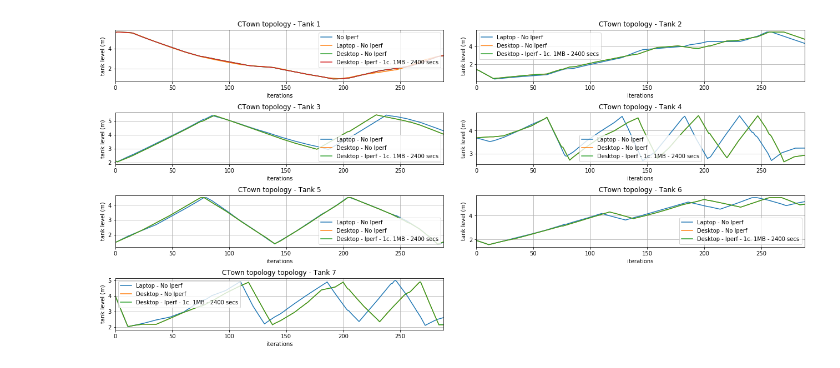
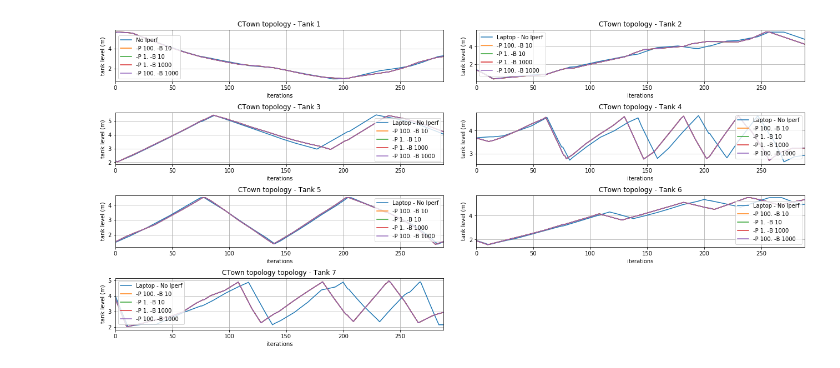
Before and after one commit to Critical-Infrastructure-Systems-Lab/DHALSIM, a Jupyter notebook: ICS_topologies/enhanced_ctown_topology/iperf_daily_test/plot_iperf_test.ipynb, the cells around one changed output. Drawn from its saved outputs; the diff is of its cells as text; code cells hidden in the pictures.

Commit message:
Iperf tests with 1, 10, and 100 concurrent connections. Without controlling the bandwidth that iperf uses
Former-commit-id: e6208aa31b680ef177371eb3114ff4b87cb721e7

```diff
--- a/ICS_topologies/enhanced_ctown_topology/iperf_daily_test/plot_iperf_test.ipynb
+++ b/ICS_topologies/enhanced_ctown_topology/iperf_daily_test/plot_iperf_test.ipynb
@@ -7,30 +7,20 @@ import csv
 import time
 import pandas as pd
 # %%
-laptop_no_iperf = pd.read_csv('../year_simulation/one_day_laptop_test/week_0/physical_process.csv')
-desktop_no_iperf = pd.read_csv('../year_simulation/one_day_desktop_test/week_0/physical_process.csv')
-#ideal = pd.read_csv('../year_simulation/week_0/physical_process.csv')
-ideal = pd.read_csv('../year_simulation/desktop_week_0_new_test/week_0/physical_process.csv')
-one_connection = pd.read_csv('01_concurrent_connections/week_0/physical_process.csv')
-
-desktop_one_connection_1mb_long = pd.read_csv('bw_1m_01_concurrent_long_iperf/week_0/physical_process.csv')
-
-#ten_connection = pd.read_csv('10_concurrent_connections/week_0/physical_process.csv')
-#hundred_connection = pd.read_csv('100_concurrent_connections/week_0/physical_process.csv')
-#basic_ctown = pd.read_csv('week_11/physical_process.csv')
-#basic_ctown_2 = pd.read_csv('week_12/physical_process.csv')
+laptop_no_iperf = pd.read_csv('../year_simulation/week_0/physical_process.csv')
+laptop_iperf_100_connections_noiperfbw_link_bw_10 = pd.read_csv('new_tests_laptop/laptop_iperf_100_connections_noiperfbw_link_bw_10/week_0/physical_process.csv')
+laptop_iperf_1_connections_noiperfbw_link_bw_10 = pd.read_csv('new_tests_laptop/laptop_iperf_1_connections_noiperfbw_link_bw_10/week_0/physical_process.csv')
+laptop_iperf_1_connections_noiperfbw_link_bw_1000 = pd.read_csv('new_tests_laptop/laptop_iperf_1_connections_noiperfbw_link_bw_1000/week_0/physical_process.csv')
+laptop_iperf_100_connections_noiperfbw_link_bw_1000 = pd.read_csv('new_tests_laptop/laptop_iperf_100_connections_noiperfbw_link_bw_1000/week_0/physical_process.csv')
 subplot_hspace = 0.6
 subplot_wspace = 0.1
 
 dd = plt.subplot(4,2,1)
-ideal["T1_LEVEL"].plot(label='No Iperf', ax=dd)
-laptop_no_iperf["T1_LEVEL"].plot(label='Laptop - No Iperf', ax=dd)
-desktop_no_iperf["T1_LEVEL"].plot(label='Desktop - No Iperf', ax=dd)
-desktop_one_connection_1mb_long["T1_LEVEL"].plot(label='Desktop - Iperf - 1c. 1MB - 2400 secs', ax=dd)
-
-#one_connection["T1_LEVEL"].plot(label='One concurrent connection', ax=dd)
-#ten_connection["T1_LEVEL"].plot(label='Ten concurrent connections', ax=dd)
-#hundred_connection["T1_LEVEL"].plot(label='Hundred concurrent connections', ax=dd)
+laptop_no_iperf["T1_LEVEL"].plot(label='No Iperf', ax=dd)
+laptop_iperf_100_connections_noiperfbw_link_bw_10["T1_LEVEL"].plot(label='-P 100. -B 10', ax=dd)
+laptop_iperf_1_connections_noiperfbw_link_bw_10["T1_LEVEL"].plot(label='-P 1. -B 10', ax=dd)
+laptop_iperf_1_connections_noiperfbw_link_bw_1000["T1_LEVEL"].plot(label='-P 1. -B 1000', ax=dd)
+laptop_iperf_100_connections_noiperfbw_link_bw_1000["T1_LEVEL"].plot(label='-P 100. -B 1000', ax=dd)
 plt.title("CTown topology - Tank 1")
 plt.xlabel('iterations')
 plt.xlim(0,288)
@@ -40,13 +30,11 @@ plt.subplots_adjust(top=2.00, right=3.00, hspace = subplot_hspace, wspace=subplo
 plt.grid(True)
 
 dd = plt.subplot(4,2,2)
-#ideal["T2_LEVEL"].plot(label='No Iperf', ax=dd)
 laptop_no_iperf["T2_LEVEL"].plot(label='Laptop - No Iperf', ax=dd)
-desktop_no_iperf["T2_LEVEL"].plot(label='Desktop - No Iperf', ax=dd)
-desktop_one_connection_1mb_long["T2_LEVEL"].plot(label='Desktop - Iperf - 1c. 1MB - 2400 secs', ax=dd)
-#one_connection["T2_LEVEL"].plot(label='One concurrent connection', ax=dd)
-#ten_connection["T2_LEVEL"].plot(label='Ten concurrent connections', ax=dd)
-#hundred_connection["T2_LEVEL"].plot(label='Hundred concurrent connections', ax=dd)
+laptop_iperf_100_connections_noiperfbw_link_bw_10["T2_LEVEL"].plot(label='-P 100. -B 10', ax=dd)
+laptop_iperf_1_connections_noiperfbw_link_bw_10["T2_LEVEL"].plot(label='-P 1. -B 10', ax=dd)
+laptop_iperf_1_connections_noiperfbw_link_bw_1000["T2_LEVEL"].plot(label='-P 1. -B 1000', ax=dd)
+laptop_iperf_100_connections_noiperfbw_link_bw_1000["T2_LEVEL"].plot(label='-P 100. -B 1000', ax=dd)
 plt.title("CTown topology - Tank 2")
 plt.xlabel('iterations')
 plt.xlim(0,288)
@@ -56,13 +44,11 @@ plt.subplots_adjust(top=2.00, right=3.00, hspace = subplot_hspace, wspace=subplo
 plt.grid(True)
 
 dd = plt.subplot(4,2,3)
-#ideal["T3_LEVEL"].plot(label='No Iperf', ax=dd)
 laptop_no_iperf["T3_LEVEL"].plot(label='Laptop - No Iperf', ax=dd)
-desktop_no_iperf["T3_LEVEL"].plot(label='Desktop - No Iperf', ax=dd)
-desktop_one_connection_1mb_long["T3_LEVEL"].plot(label='Desktop - Iperf - 1c. 1MB - 2400 secs', ax=dd)
-#one_connection["T3_LEVEL"].plot(label='One concurrent connection', ax=dd)
-#ten_connection["T3_LEVEL"].plot(label='Ten concurrent connections', ax=dd)
-#hundred_connection["T3_LEVEL"].plot(label='Hundred concurrent connections', ax=dd)
+laptop_iperf_100_connections_noiperfbw_link_bw_10["T3_LEVEL"].plot(label='-P 100. -B 10', ax=dd)
+laptop_iperf_1_connections_noiperfbw_link_bw_10["T3_LEVEL"].plot(label='-P 1. -B 10', ax=dd)
+laptop_iperf_1_connections_noiperfbw_link_bw_1000["T3_LEVEL"].plot(label='-P 1. -B 1000', ax=dd)
+laptop_iperf_100_connections_noiperfbw_link_bw_1000["T3_LEVEL"].plot(label='-P 100. -B 1000', ax=dd)
 plt.title("CTown topology - Tank 3")
 plt.xlabel('iterations')
 plt.xlim(0,288)
@@ -72,13 +58,11 @@ plt.subplots_adjust(top=2.00, right=3.00, hspace = subplot_hspace, wspace=subplo
 plt.grid(True)
 
 dd = plt.subplot(4,2,4)
-#ideal["T4_LEVEL"].plot(label='No Iperf', ax=dd)
 laptop_no_iperf["T4_LEVEL"].plot(label='Laptop - No Iperf', ax=dd)
-desktop_no_iperf["T4_LEVEL"].plot(label='Desktop - No Iperf', ax=dd)
-desktop_one_connection_1mb_long["T4_LEVEL"].plot(label='Desktop - Iperf - 1c. 1MB - 2400 secs', ax=dd)
-#one_connection["T4_LEVEL"].plot(label='One concurrent connection', ax=dd)
-#ten_connection["T4_LEVEL"].plot(label='Ten concurrent connections', ax=dd)
-#hundred_connection["T4_LEVEL"].plot(label='Hundred concurrent connections', ax=dd)
+laptop_iperf_100_connections_noiperfbw_link_bw_10["T4_LEVEL"].plot(label='-P 100. -B 10', ax=dd)
+laptop_iperf_1_connections_noiperfbw_link_bw_10["T4_LEVEL"].plot(label='-P 1. -B 10', ax=dd)
+laptop_iperf_1_connections_noiperfbw_link_bw_1000["T4_LEVEL"].plot(label='-P 1. -B 1000', ax=dd)
+laptop_iperf_100_connections_noiperfbw_link_bw_1000["T4_LEVEL"].plot(label='-P 100. -B 1000', ax=dd)
 plt.title("CTown topology - Tank 4")
 plt.xlabel('iterations')
 plt.xlim(0,288)
@@ -88,51 +72,45 @@ plt.subplots_adjust(top=2.00, right=3.00, hspace = subplot_hspace, wspace=subplo
 plt.grid(True)
 
 dd = plt.subplot(4,2,5)
-#ideal["T5_LEVEL"].plot(label='No Iperf', ax=dd)
 laptop_no_iperf["T5_LEVEL"].plot(label='Laptop - No Iperf', ax=dd)
-desktop_no_iperf["T5_LEVEL"].plot(label='Desktop - No Iperf', ax=dd)
-desktop_one_connection_1mb_long["T5_LEVEL"].plot(label='Desktop - Iperf - 1c. 1MB - 2400 secs', ax=dd)
-#one_connection["T5_LEVEL"].plot(label='One concurrent connection', ax=dd)
-#ten_connection["T5_LEVEL"].plot(label='Ten concurrent connections', ax=dd)
-#hundred_connection["T5_LEVEL"].plot(label='Hundred concurrent connections', ax=dd)
+laptop_iperf_100_connections_noiperfbw_link_bw_10["T5_LEVEL"].plot(label='-P 100. -B 10', ax=dd)
+laptop_iperf_1_connections_noiperfbw_link_bw_10["T5_LEVEL"].plot(label='-P 1. -B 10', ax=dd)
+laptop_iperf_1_connections_noiperfbw_link_bw_1000["T5_LEVEL"].plot(label='-P 1. -B 1000', ax=dd)
+laptop_iperf_100_connections_noiperfbw_link_bw_1000["T5_LEVEL"].plot(label='-P 100. -B 1000', ax=dd)
 plt.title("CTown topology - Tank 5")
 plt.xlabel('iterations')
 plt.xlim(0,288)
 plt.ylabel('tank level (m)')
 plt.legend()
 plt.subplots_adjust(top=2.00, right=3.00, hspace = subplot_hspace, wspace=subplot_wspace)
 plt.grid(True)
 
 dd = plt.subplot(4,2,6)
-#ideal["T6_LEVEL"].plot(label='No Iperf', ax=dd)
 laptop_no_iperf["T6_LEVEL"].plot(label='Laptop - No Iperf', ax=dd)
-desktop_no_iperf["T6_LEVEL"].plot(label='Desktop - No Iperf', ax=dd)
-desktop_one_connection_1mb_long["T6_LEVEL"].plot(label='Desktop - Iperf - 1c. 1MB - 2400 secs', ax=dd)
-#one_connection["T6_LEVEL"].plot(label='One concurrent connection', ax=dd)
-#ten_connection["T6_LEVEL"].plot(label='Ten concurrent connections', ax=dd)
-#hundred_connection["T6_LEVEL"].plot(label='Hundred concurrent connections', ax=dd)
+laptop_iperf_100_connections_noiperfbw_link_bw_10["T6_LEVEL"].plot(label='-P 100. -B 10', ax=dd)
+laptop_iperf_1_connections_noiperfbw_link_bw_10["T6_LEVEL"].plot(label='-P 1. -B 10', ax=dd)
+laptop_iperf_1_connections_noiperfbw_link_bw_1000["T6_LEVEL"].plot(label='-P 1. -B 1000', ax=dd)
+laptop_iperf_100_connections_noiperfbw_link_bw_1000["T6_LEVEL"].plot(label='-P 100. -B 1000', ax=dd)
 plt.title("CTown topology - Tank 6")
 plt.xlabel('iterations')
 plt.xlim(0,288)
 plt.ylabel('tank level (m)')
 plt.legend()
 plt.subplots_adjust(top=2.00, right=3.00, hspace = subplot_hspace, wspace=subplot_wspace)
 plt.grid(True)
 
 dd = plt.subplot(4,2,7)
-#ideal["T7_LEVEL"].plot(label='No Iperf', ax=dd)
 laptop_no_iperf["T7_LEVEL"].plot(label='Laptop - No Iperf', ax=dd)
-desktop_no_iperf["T7_LEVEL"].plot(label='Desktop - No Iperf', ax=dd)
-desktop_one_connection_1mb_long["T7_LEVEL"].plot(label='Desktop - Iperf - 1c. 1MB - 2400 secs', ax=dd)
-#one_connection["T7_LEVEL"].plot(label='One concurrent connection', ax=dd)
-#ten_connection["T7_LEVEL"].plot(label='Ten concurrent connections', ax=dd)
-#hundred_connection["T7_LEVEL"].plot(label='Hundred concurrent connections', ax=dd)
+laptop_iperf_100_connections_noiperfbw_link_bw_10["T7_LEVEL"].plot(label='-P 100. -B 10', ax=dd)
+laptop_iperf_1_connections_noiperfbw_link_bw_10["T7_LEVEL"].plot(label='-P 1. -B 10', ax=dd)
+laptop_iperf_1_connections_noiperfbw_link_bw_1000["T7_LEVEL"].plot(label='-P 1. -B 1000', ax=dd)
+laptop_iperf_100_connections_noiperfbw_link_bw_1000["T7_LEVEL"].plot(label='-P 100. -B 1000', ax=dd)
 plt.title("CTown topology topology - Tank 7")
 plt.xlabel('iterations')
 plt.xlim(0,288)
 plt.ylabel('tank level (m)')
 plt.legend()
 plt.subplots_adjust(top=2.00, right=3.00, hspace = subplot_hspace, wspace=subplot_wspace)
 plt.grid(True)
 # %% [output]
-[figure, old version]
+[figure, new version]
```
Also changed, not shown: parts of 1 cell of this notebook, 3 other files.
